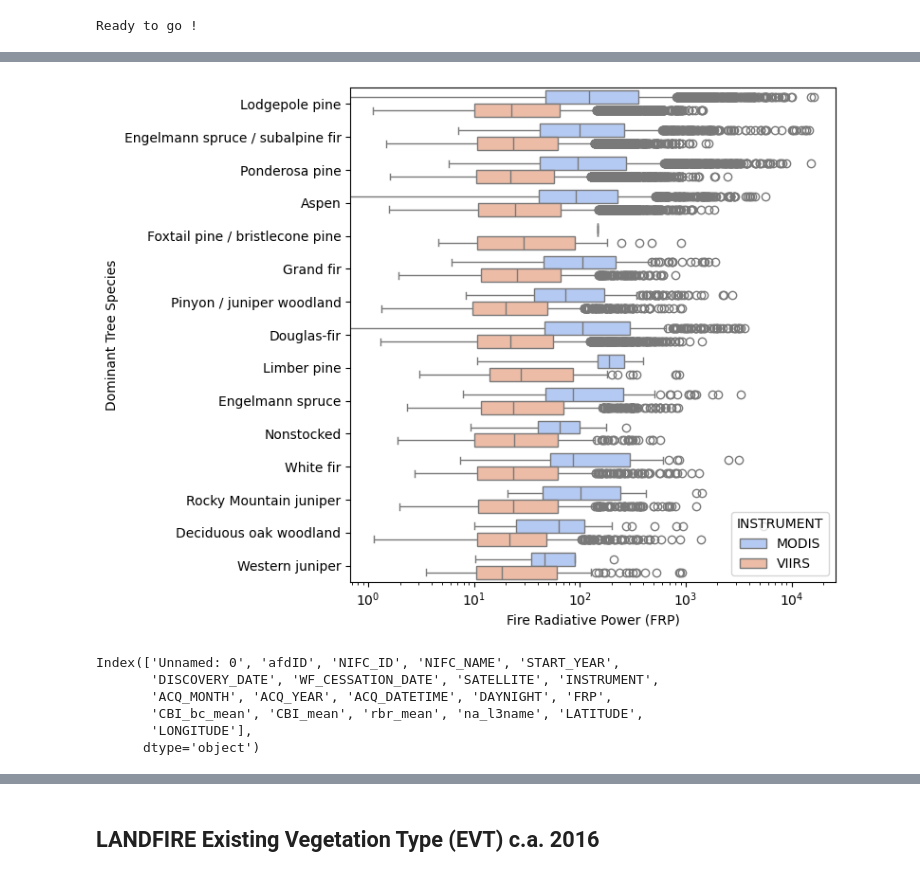
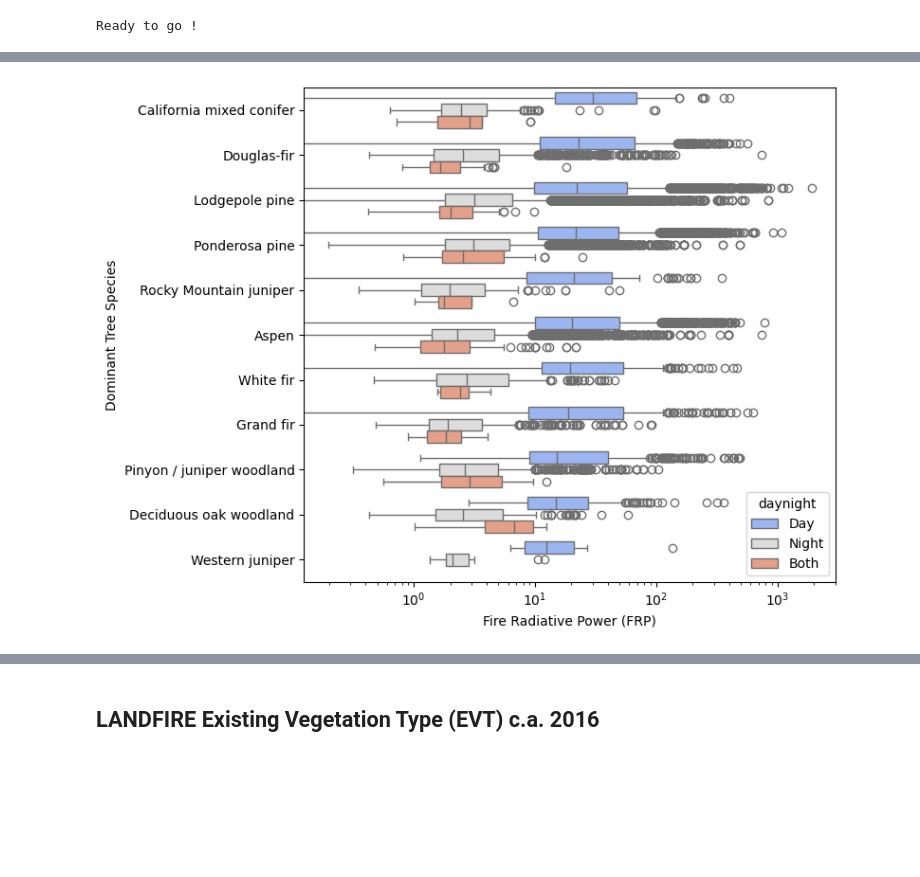
Before and after one commit to natshoff/aspen-fire-fork, a Jupyter notebook: Aim2/code/Python/04afd-landcover-biophys.ipynb, the cells around one changed output, grey strips where cells are left out. Cells and saved outputs as stored; diff of their text form; code cells hidden in the pictures; blank space fills up the shorter version.

```diff
--- a/Aim2/code/Python/04afd-landcover-biophys.ipynb
+++ b/Aim2/code/Python/04afd-landcover-biophys.ipynb
@@ -124,0 +218,5 @@ treemap = treemap.dropna(subset=['pct_cover'])
+# %%
+# Join to the FORTYPCD dataframe by afdID and FORTYPCD
+treemap = fortypcd_l_pct.merge(tm_stats_lp, on=['afdID','FORTYPCD'], how='left')
+treemap = treemap[['afdID','FORTYPCD','SpeciesName','PCT_COVER','BALIVE','CANOPYPCT']]
+treemap.head()
@@ -125,5 +234,4 @@ treemap = treemap.dropna(subset=['pct_cover'])
 # %%
-# Identify the dominant forest type
-dtree = treemap.loc[treemap.groupby('afdID')['pct_cover'].idxmax()]
+dtree = treemap.loc[treemap.groupby('afdID')['PCT_COVER'].idxmax()]
 dtree.head()
 # %% [output]
@@ -136,6 +244,6 @@ dtree.head()
 # %%
 # Join in FRP
-frp = afds_srm[['afdID','FRP','INSTRUMENT','ACQ_DATETIME','DAYNIGHT']]
-dtree_frp = dtree.merge(frp, on='afdID', how='left')
-dtree_frp.head()
+afd_dtree = afds_.merge(dtree, on='afdID', how='left')
+print(afd_dtree.columns)
+afd_dtree.head()
 # %% [output]
@@ -147,0 +259,8 @@ dtree_frp.head()
+# %%
+# tidy the columns and drop NA (no forest types)
+afd_dtree = afd_dtree[[
+    'afdID', 'acq_date', 'acq_year', 'daynight', 'frp',
+    'FORTYPCD', 'SpeciesName', 'PCT_COVER', 'BALIVE', 'CANOPYPCT', 'geometry']]
+afd_dtree = afd_dtree.dropna(subset=['PCT_COVER'])
+afd_dtree['FORTYPCD'] = afd_dtree['FORTYPCD'].astype(int)
+afd_dtree.head()
@@ -148,41 +274,24 @@ dtree_frp.head()
 # %%
 # Plot FRP by EVT group name
-df = dtree_frp[dtree_frp['DAYNIGHT'] == 'D']
 
 # Find the median and sort the evt classes
-med = df.groupby('species_name')['FRP'].median().sort_values(ascending=False)
+day = afd_dtree[afd_dtree['daynight'] == 'Day']
+med = day.groupby('SpeciesName')['frp'].median().sort_values(ascending=False)
 sorted = med.index.tolist()
+del day
 
 plt.figure(figsize=(8, 6))
 
 sns.boxplot(
-    data=df,
-    x='FRP',
-    y='species_name',
-    hue='INSTRUMENT',
-    order=sorted,
-    palette='coolwarm',
-    dodge=True
+    data=afd_dtree, x='frp', y='SpeciesName', hue='daynight', order=sorted, palette='coolwarm', dodge=True
 )
 
 plt.xscale('log')
 
 plt.xlabel('Fire Radiative Power (FRP)')
 plt.ylabel('Dominant Tree Species')
 
 plt.tight_layout()
 plt.show()
 # %% [output]
-[figure, old version]
+[figure, new version]
-# %%
-# Join in the CBI
-cbi = os.path.join(projdir,'data/tabular/mod/AFD/combined-afd_aspen-fires_cbi.csv')
-cbi = pd.read_csv(cbi)
-cbi.columns
-# %% [output]
-Index(['Unnamed: 0', 'afdID', 'NIFC_ID', 'NIFC_NAME', 'START_YEAR',
-       'DISCOVERY_DATE', 'WF_CESSATION_DATE', 'SATELLITE', 'INSTRUMENT',
-       'ACQ_MONTH', 'ACQ_YEAR', 'ACQ_DATETIME', 'DAYNIGHT', 'FRP',
-       'CBI_bc_mean', 'CBI_mean', 'rbr_mean', 'na_l3name', 'LATITUDE',
-       'LONGITUDE'],
-      dtype='object')
```
Also changed, not shown: parts of 44 cells of this notebook, 2 other files.
